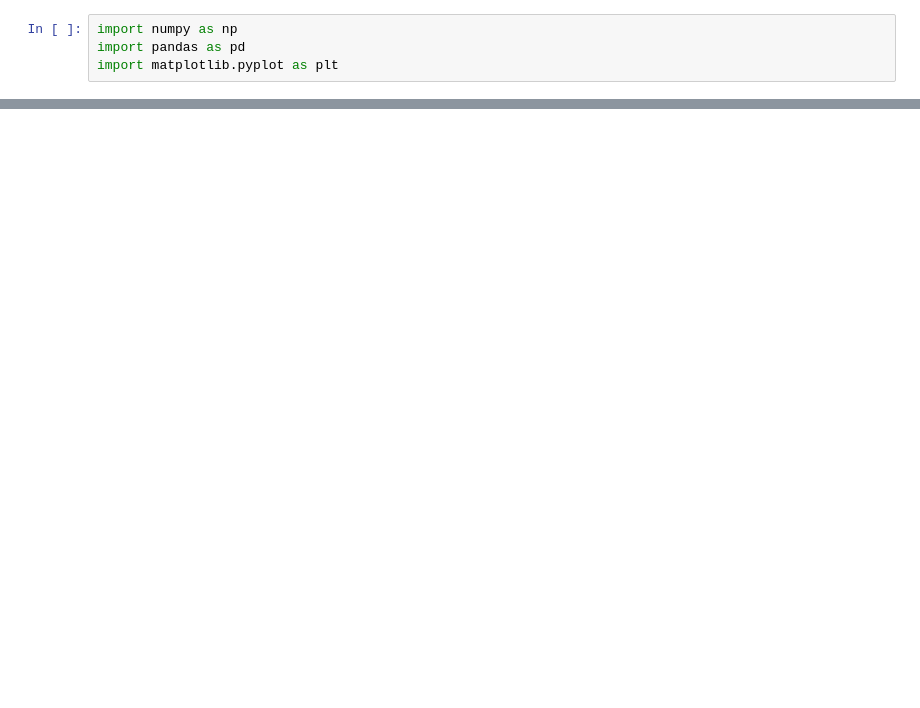
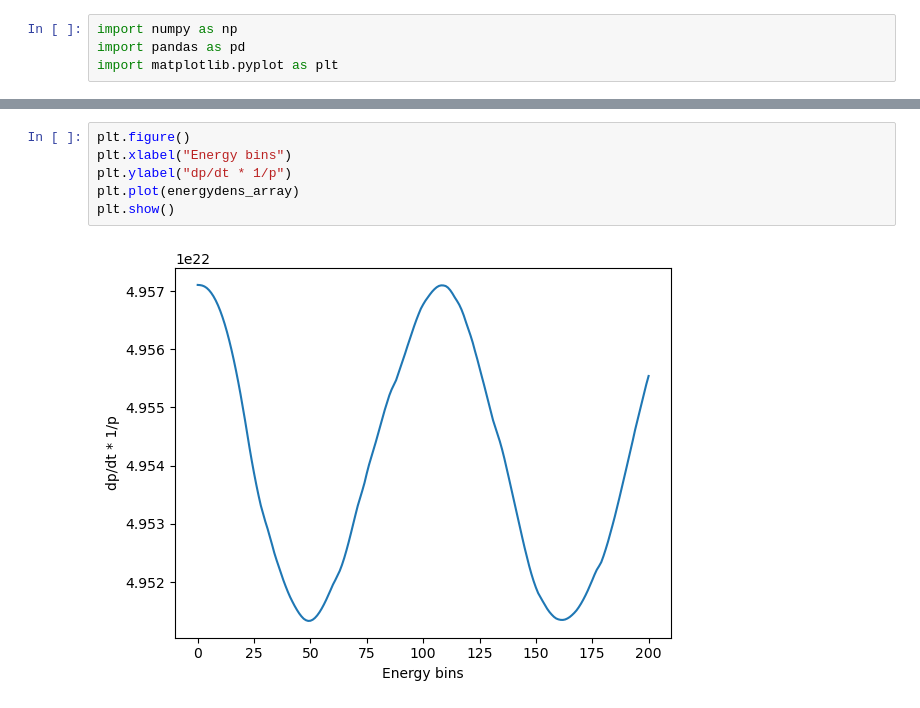
Before and after one commit to nuLABatUSD/QKESolveCPP, a Jupyter notebook: number_density_post.ipynb, the cells around one changed output, grey strips where cells are left out. Drawn from its saved outputs; the diff is of its cells as text; blank space fills up the shorter version.

```diff
--- a/number_density_post.ipynb
+++ b/number_density_post.ipynb
@@ -27,0 +33,8 @@ plt.show()
+# %%
+plt.figure()
+plt.xlabel("Energy bins")
+plt.ylabel("dp/dt * 1/p")
+plt.plot(energydens_array)
+plt.show()
+# %% [output]
+[figure, added]
```
Also changed, not shown: parts of 7 cells of this notebook, 3 other files.
